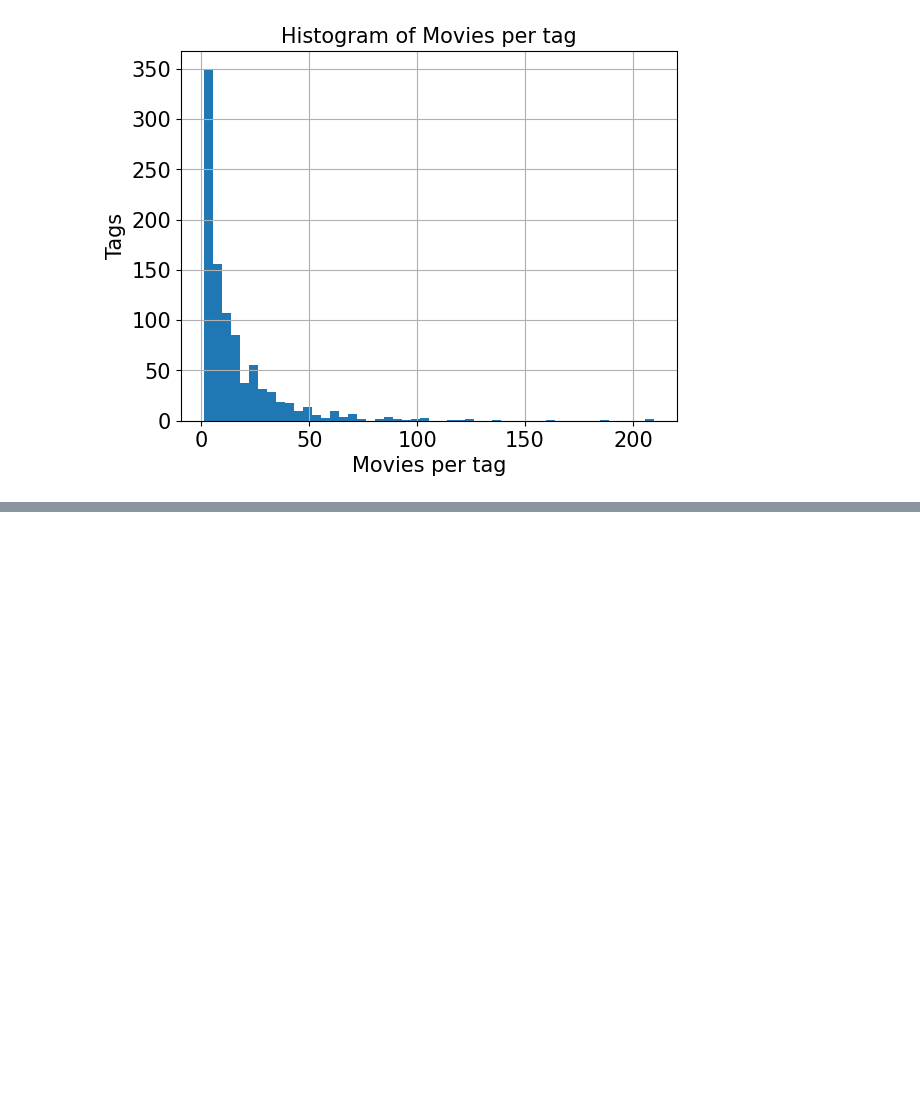
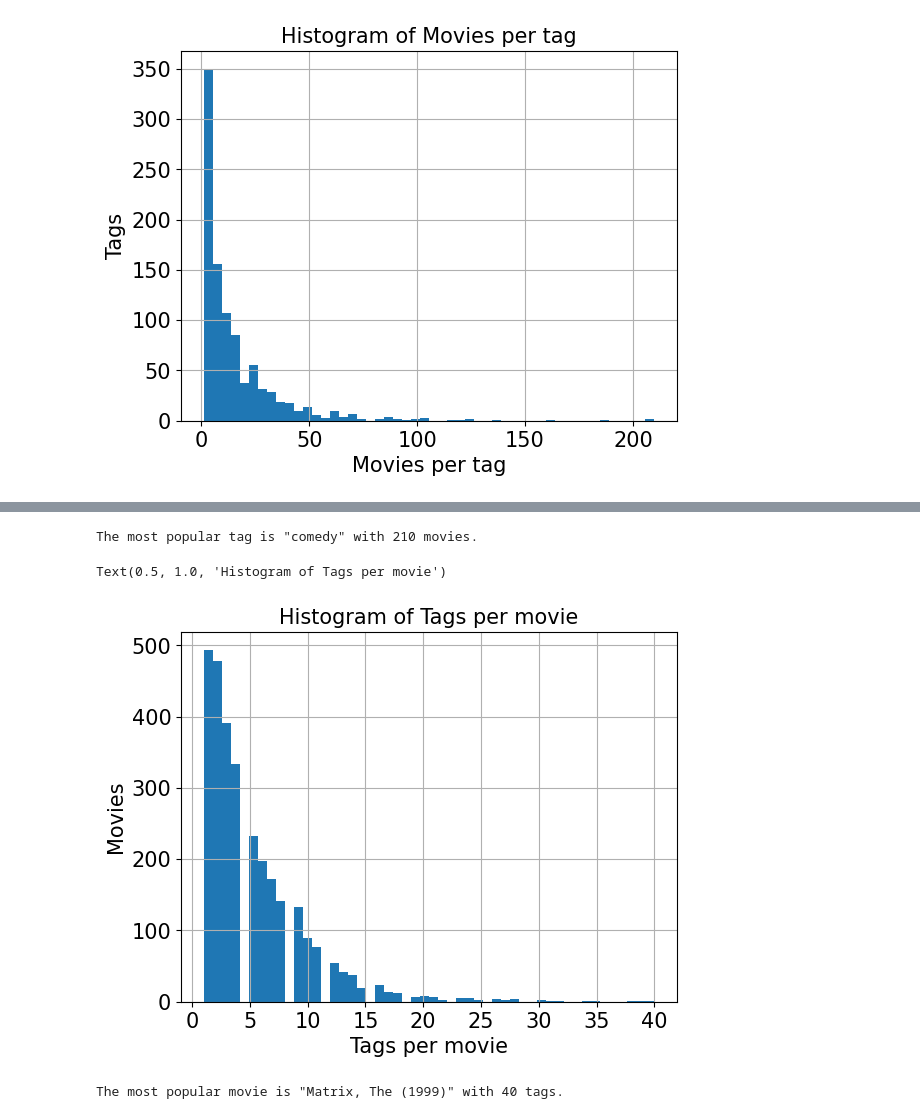
Before and after one commit to mus514/Machine-Learning-With-Python, a Jupyter notebook: 3-movies_recommendation/main.ipynb, the cells around one changed output, grey strips where cells are left out. Cells and saved outputs as stored; diff of their text form; code cells hidden in the pictures; blank space fills up the shorter version.

```diff
--- a/3-movies_recommendation/main.ipynb
+++ b/3-movies_recommendation/main.ipynb
@@ -238,0 +239,19 @@ Text(0.5, 1.0, 'Histogram of Movies per tag')
+# %%
+tname = tags_names.at[tags_names.tid.eq(th.mid.idxmax()).idxmax(), 'tName']
+print(f'The most popular tag is "{tname}" with {th.mid.max()} movies.')
+# %% [output]
+The most popular tag is "comedy" with 210 movies.
+# %%
+hists = tags_scores_high.groupby('mid').count().hist(bins=50, column='tid', xlabelsize=15, ylabelsize=15)
+hists[0][0].set_ylabel("Movies", size=15)
+hists[0][0].set_xlabel("Tags per movie", size=15)
+hists[0][0].set_title("Histogram of Tags per movie", size=15)
+# %% [output]
+Text(0.5, 1.0, 'Histogram of Tags per movie')
+[figure, added]
+# %%
+mh = tags_scores_high.groupby('mid').count()
+mname = movies_pd.loc[movies_pd.mid.eq(mh.tid.idxmax()), 'mName'].iloc[0]
+print(f'The most popular movie is "{mname}" with {mh.tid.max()} tags.')
+# %% [output]
+The most popular movie is "Matrix, The (1999)" with 40 tags.
```
Also changed, not shown: parts of 14 cells of this notebook.
